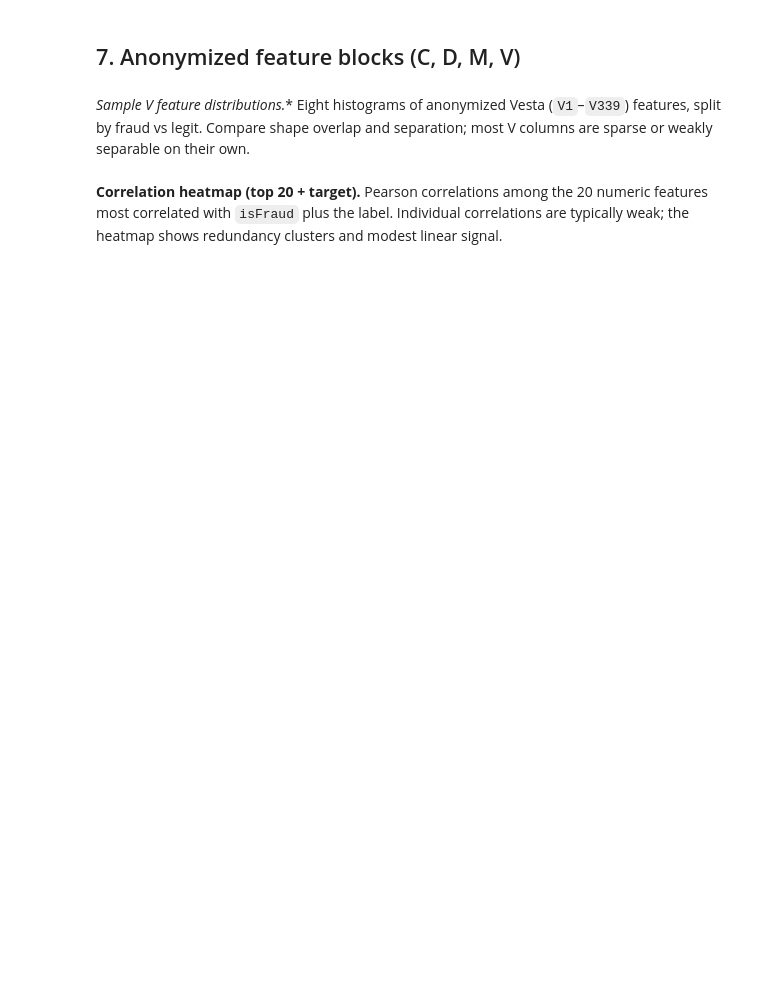
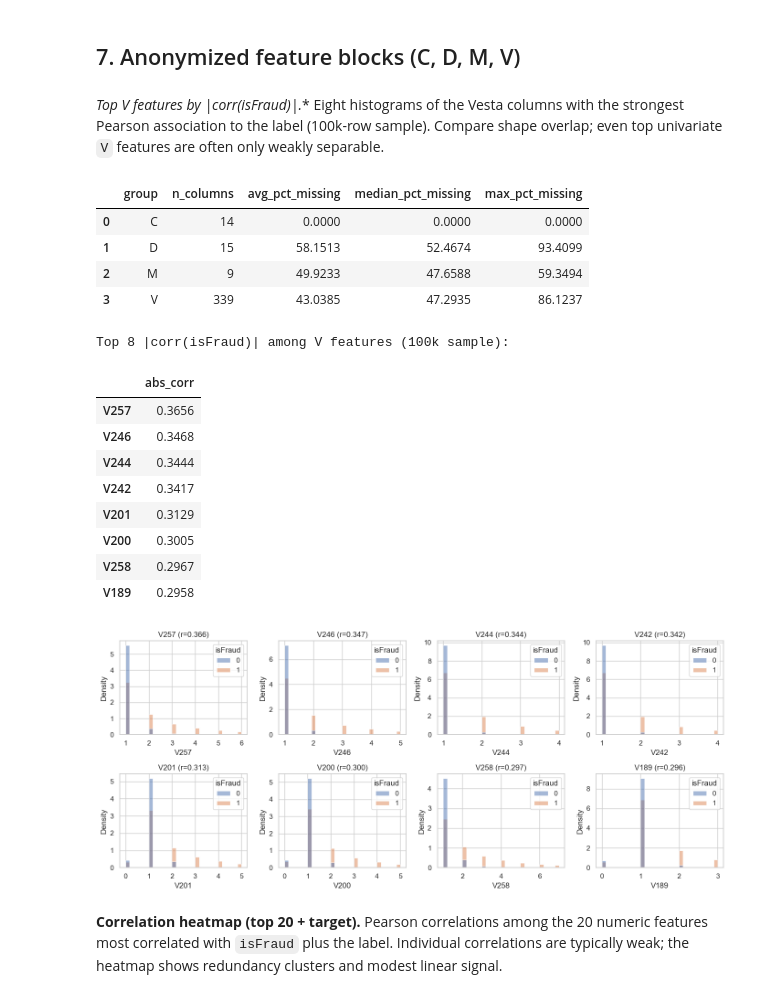
Before and after one commit to DataYankie/fraud-scoring-engine, a Jupyter notebook: notebooks/eda.ipynb, the cells around one changed output. Cells and saved outputs as stored; diff of their text form; code cells hidden in the pictures; blank space fills up the shorter version.

```diff
--- a/notebooks/eda.ipynb
+++ b/notebooks/eda.ipynb
@@ -473,30 +710,63 @@ if id_cols:
 # %% [markdown]
 ## 7. Anonymized feature blocks (C, D, M, V)
-# %% [markdown]
-**Sample V* feature distributions.** Eight histograms of anonymized Vesta (`V1`–`V339`) features, split by fraud vs legit. Compare shape overlap and separation; most V columns are sparse or weakly separable on their own.
+# %% [markdown]
+**Top V* features by |corr(isFraud)|.** Eight histograms of the Vesta columns with the strongest Pearson association to the label (100k-row sample). Compare shape overlap; even top univariate `V` features are often only weakly separable.
 # %%
 block_rows = []
 for name in ["C", "D", "M", "V"]:
     cols = groups_txn.get(name, [])
     if not cols:
         continue
     miss = train_txn[cols].isna().mean() * 100
     block_rows.append({
         "group": name,
         "n_columns": len(cols),
         "avg_pct_missing": miss.mean(),
         "median_pct_missing": miss.median(),
         "max_pct_missing": miss.max(),
     })
 display(pd.DataFrame(block_rows))
 
-sample_v = sorted(groups_txn.get("V", []))[:8]
-fig, axes = plt.subplots(2, 4, figsize=(14, 6))
-for ax, col in zip(axes.ravel(), sample_v):
-    sns.histplot(data=train_txn, x=col, hue="isFraud", bins=30, stat="density", common_norm=False, ax=ax)
-    ax.set_title(col)
-plt.tight_layout()
-plt.show()
+v_cols = groups_txn.get("V", [])
+if v_cols:
+    v_sample = train_txn[v_cols + ["isFraud"]].sample(
+        n=min(100_000, len(train_txn)), random_state=SEED
+    )
+    v_corr = v_sample.corr(numeric_only=True)["isFraud"].drop("isFraud")
+    top_v = v_corr.abs().nlargest(8).index.tolist()
+    print("Top 8 |corr(isFraud)| among V features (100k sample):")
+    display(v_corr.abs().loc[top_v].to_frame("abs_corr"))
+
+    fig, axes = plt.subplots(2, 4, figsize=(14, 6))
+    for ax, col in zip(axes.ravel(), top_v):
+        lo, hi = train_txn[col].quantile([0.01, 0.99])
+        if lo == hi:
+            hi = lo + 1
+        sns.histplot(
+            data=train_txn, x=col, hue="isFraud", bins=30,
+            stat="density", common_norm=False, ax=ax,
+            binrange=(lo, hi),
+        )
+        ax.set_title(f"{col} (r={v_corr[col]:.3f})")
+    plt.tight_layout()
+    plt.show()
+# %% [output]
+|  | group | n_columns | avg_pct_missing | median_pct_missing | max_pct_missing |
+| 0 | C | 14 | 0.0000 | 0.0000 | 0.0000 |
+| 1 | D | 15 | 58.1513 | 52.4674 | 93.4099 |
+| 2 | M | 9 | 49.9233 | 47.6588 | 59.3494 |
+| 3 | V | 339 | 43.0385 | 47.2935 | 86.1237 |
+Top 8 |corr(isFraud)| among V features (100k sample):
+|  | abs_corr |
+| V257 | 0.3656 |
+| V246 | 0.3468 |
+| V244 | 0.3444 |
+| V242 | 0.3417 |
+| V201 | 0.3129 |
+| V200 | 0.3005 |
+| V258 | 0.2967 |
+| V189 | 0.2958 |
+[figure, added]
 # %% [markdown]
 **Correlation heatmap (top 20 + target).** Pearson correlations among the 20 numeric features most correlated with `isFraud` plus the label. Individual correlations are typically weak; the heatmap shows redundancy clusters and modest linear signal.
 # %%
```
Also changed, not shown: parts of 26 cells of this notebook.
